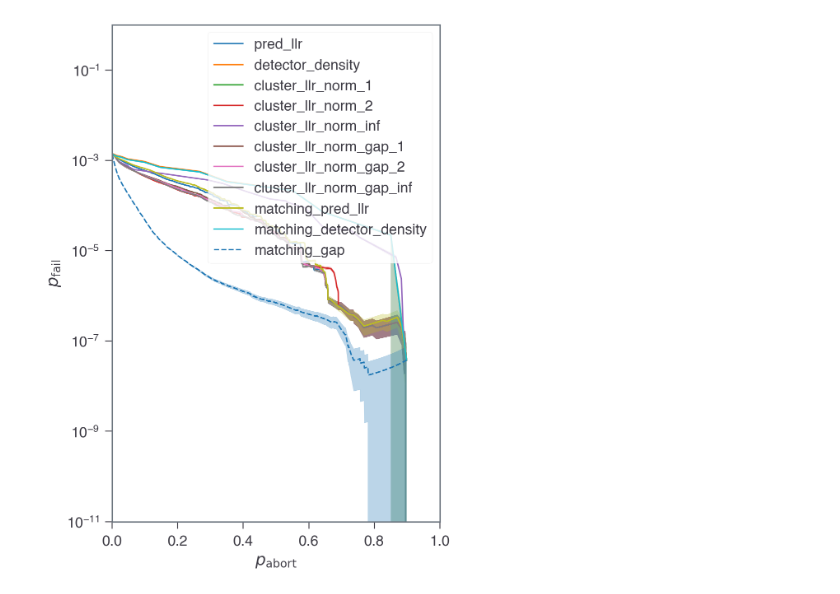
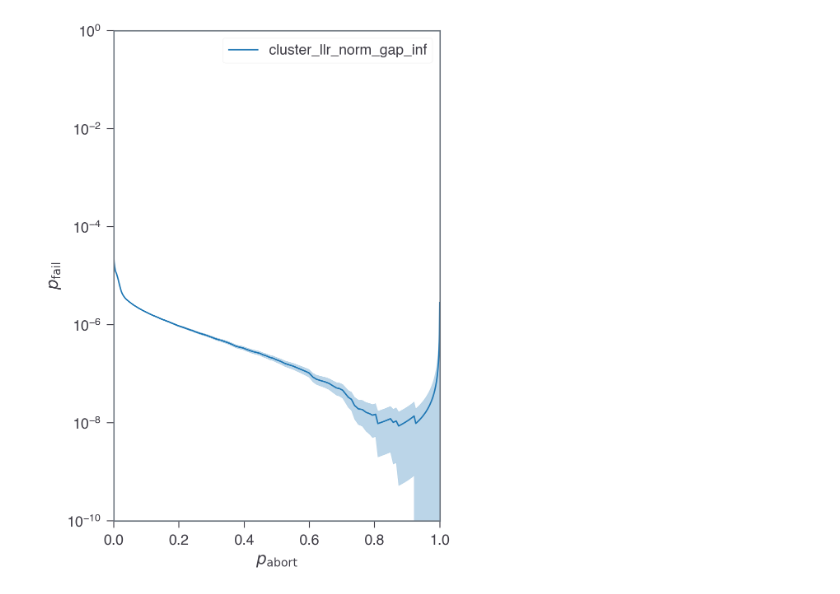
Before and after one commit to seokhyung-lee/ldpc-post-selection, a Jupyter notebook: simulations/analysis/surface_code_analysis.ipynb, the cells around one changed output. Saved outputs shown, nothing was run; the diff lists cells and outputs as text; code cells hidden in the pictures.

```diff
--- a/simulations/analysis/surface_code_analysis.ipynb
+++ b/simulations/analysis/surface_code_analysis.ipynb
@@ -57,25 +60,25 @@ def read_pickle(path):
 from simulations.analysis.collect_surface_code_simulation_data import aggregate_data
 
 ascending_confidences = {
-    "pred_llr": False,
-    "detector_density": False,
+    # "pred_llr": False,
+    # "detector_density": False,
     # "cluster_size_norm": False,
-    "cluster_llr_norm": False,
+    # "cluster_llr_norm": False,
     # "cluster_size_norm_gap": True,
     "cluster_llr_norm_gap": True,
 }
 
 ascending_confidences_matching = {
-    "pred_llr": False,
-    "detector_density": False,
-    "gap": True,
+    # "pred_llr": False,
+    # "detector_density": False,
+    # "gap": True,
 }
 
-orders = [1, 2, np.inf]
+orders = [np.inf]
 # orders = [2]
 
-d = 5
-p = 0.005
+d = 9
+p = 0.003
 
 df_agg_dict = {}
 
@@ -184,33 +164,33 @@ for by, df_ps in df_ps_dict.items():
     p_fail_col = "p_fail_conv" if use_conv else "p_fail"
     delta_p_fail_col = "delta_p_fail_conv" if use_conv else "delta_p_fail"
 
     df_ps = df_ps.sort_values(by=p_abort_col)
     p_abort = df_ps[p_abort_col].values
     p_fail = df_ps[p_fail_col].values / T
     delta_p_fail = df_ps[delta_p_fail_col].values / T
     data_plots[by] = (p_abort, p_fail, delta_p_fail)
 
     error_band_plot(
         p_abort,
         p_fail,
         delta_p_fail,
         color=COLORS(i % 10),
         linestyle="-" if i < 10 else "--",
         label=by,
         ax=ax,
     )
     i += 1
 
 # ax.set_xscale("log")
 ax.set_xlim(0, 1)
 ax.set_yscale("log")
 ax.legend()
-ax.set_ylim(1e-11, 1)
+ax.set_ylim(1e-10, 1)
 
 ax.set_xlabel(r"$p_\mathrm{abort}$")
 ax.set_ylabel(r"$p_\mathrm{fail}$")
 
 fig.tight_layout()
 # %% [output]
-[figure, old version]
+[figure, new version]
 # %%
```
Also changed, not shown: parts of 3 cells of this notebook, 6 other files.
